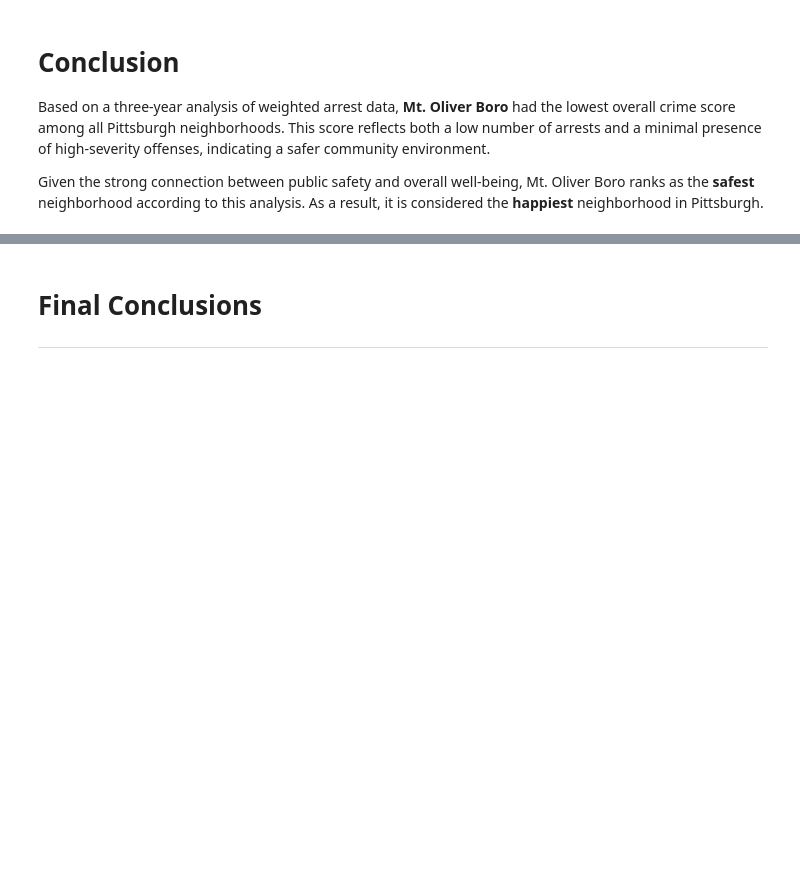
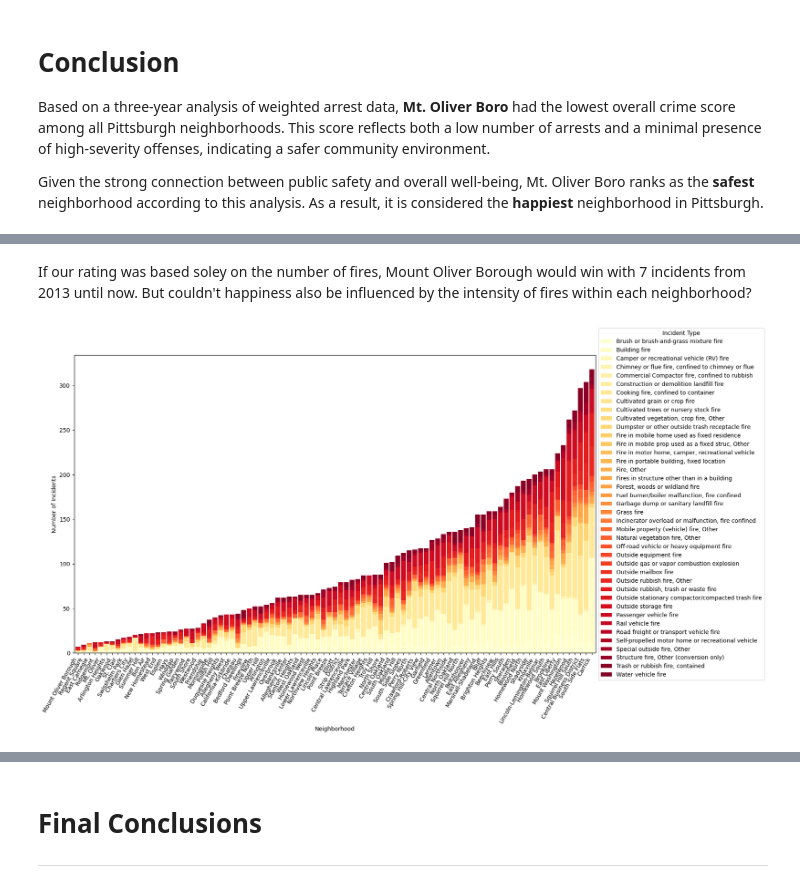
Before and after one commit to sqdemas/big-ideas-final, a Jupyter notebook: Final.ipynb, the cells around one changed output, grey strips where cells are left out. Saved outputs shown, nothing was run; the diff lists cells and outputs as text; code cells hidden in the pictures; blank space fills up the shorter version.

```diff
--- a/Final.ipynb
+++ b/Final.ipynb
@@ -312,0 +360,14 @@ Given the strong connection between public safety and overall well-being, Mt. Ol
+# %% [markdown]
+If our rating was based soley on the number of fires, Mount Oliver Borough would win with 7 incidents from 2013 until now. But couldn't happiness also be influenced by the intensity of fires within each neighborhood?
+# %%
+incidents = data.groupby(['neighborhood', 'type_description']).size().unstack(fill_value=0)
+incidents = incidents.loc[incidents.sum(axis=1).sort_values(ascending=True).index]
+incidents.plot(kind='bar',stacked=True,figsize=(18, 10),colormap='YlOrRd',width=0.85)
+plt.xlabel("Neighborhood")
+plt.ylabel("Number of Incidents")
+plt.xticks(rotation=60, ha='right')
+plt.legend(title='Incident Type', loc='center left', bbox_to_anchor=(1.0, 0.5))
+plt.tight_layout()
+plt.show()
+# %% [output]
+[figure, added]
```
Also changed, not shown: parts of 9 cells of this notebook.
